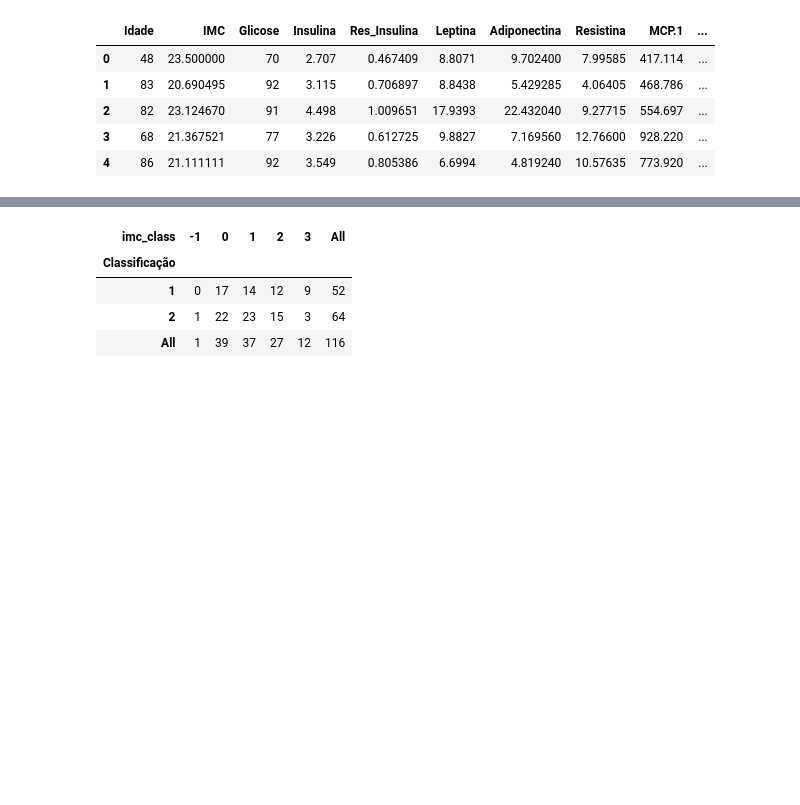
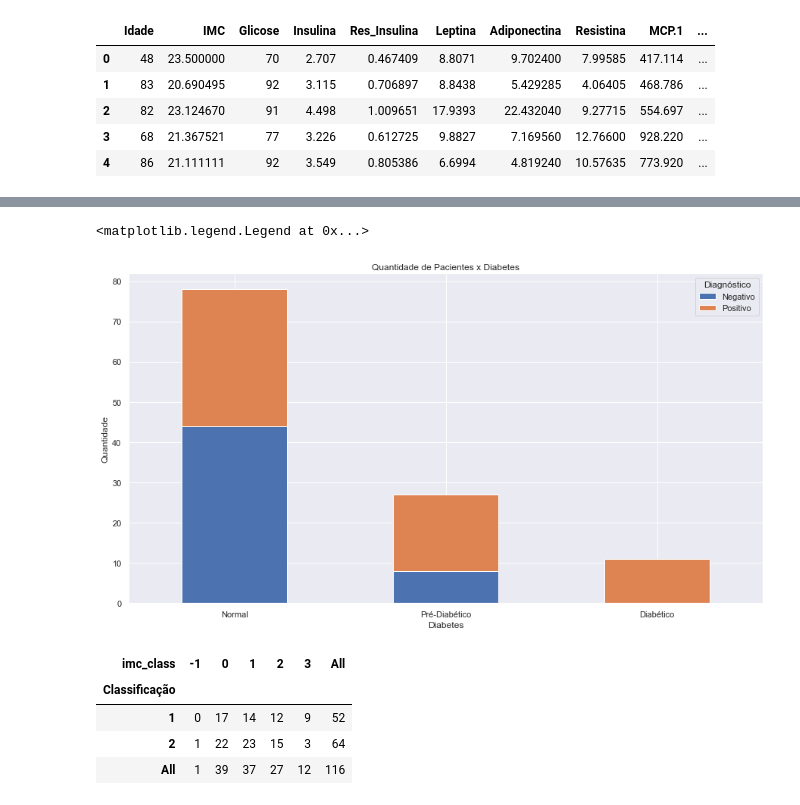
Before and after one commit to flaviowu/Blue_DS, a Jupyter notebook: Modulo2/projeto_02/projeto_2.ipynb, the cells around one changed output, grey strips where cells are left out. Cells and saved outputs as stored; diff of their text form; code cells hidden in the pictures; blank space fills up the shorter version.

```diff
--- a/Modulo2/projeto_02/projeto_2.ipynb
+++ b/Modulo2/projeto_02/projeto_2.ipynb
@@ -163,0 +185,4 @@ pd.crosstab(data['Classificação'], data['diabetes'], margins=True)
+# %%
+ df_diabetes_classificacao = pd.crosstab(data['diabetes'], data['Diagnóstico'] )
+# %%
+df_diabetes_classificacao = df_diabetes_classificacao.reindex(["Normal", "Pré-Diabético", "Diabético"])
@@ -164,3 +197,13 @@ pd.crosstab(data['Classificação'], data['diabetes'], margins=True)
+# %%
+df_diabetes_classificacao.plot(kind="bar", stacked=True, rot=0)
+sns.set(rc = {'figure.figsize':(15,8)})
+plt.title('Quantidade de Pacientes x Diabetes')
+plt.xlabel('Diabetes')
+plt.ylabel('Quantidade')
+plt.legend(title='Diagnóstico', loc='upper right', labels=['Negativo', 'Positivo'])
+# %% [output]
+<matplotlib.legend.Legend at 0x...>
+[figure, added]
 # %%
 def classificate_imc(x):
     if x <= 18.5:  # baixo peso
```
Also changed, not shown: parts of 9 cells of this notebook.
